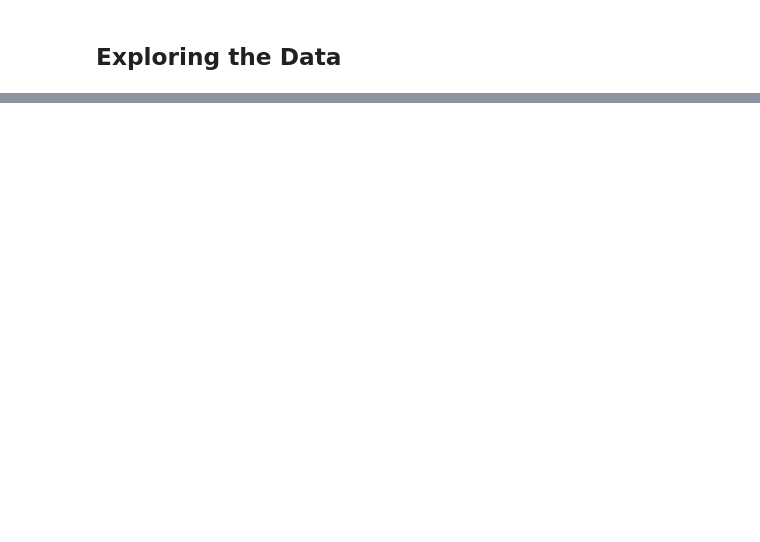
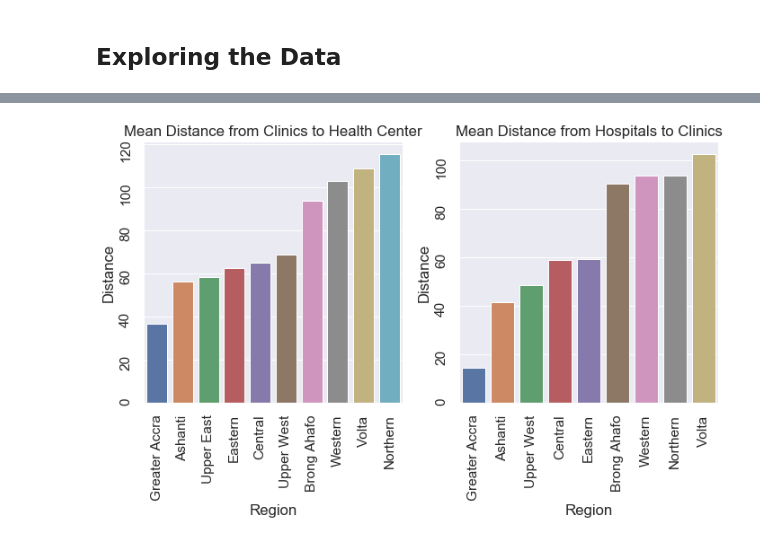
Before and after one commit to AndresRubianoM/Ghana_HealthFacilities, a Jupyter notebook: HealthFacilities.ipynb, the cells around one changed output, grey strips where cells are left out. Drawn from its saved outputs; the diff is of its cells as text; code cells hidden in the pictures; blank space fills up the shorter version.

```diff
--- a/HealthFacilities.ipynb
+++ b/HealthFacilities.ipynb
@@ -146,0 +265,14 @@ plt.xticks(rotation = 65)
+# %%
+#calculate the distance between two points with cardinal coordinates
+def distance (lat1, log1, lat2, log2):
+    radius = 6371 #radius of earth in km
+    lat1_rad = mt.radians(lat1)
+    lat2_rad = mt.radians(lat2)
+    delta_lat = mt.radians(lat1-lat2)
+    delta_log = mt.radians(log1-log2)
+
+    a = mt.sin(delta_lat/2)**2 + (mt.cos(lat1_rad) * mt.cos(lat2_rad) * mt.sin(delta_log/2)**2)
+    c = 2 * mt.atan2( mt.sqrt(a), mt.sqrt(1 - a))
+    dist = radius * c
+
+    return dist
@@ -146,0 +281,6 @@ plt.xticks(rotation = 65)
+# %%
+#Calculate the distances between Clinics - Health Center and Hospitals - Clinics
+#assuming this hierarchy by the order of capacities of the facilities
+predominate_facilities = data_facilities.loc[(data_facilities.Type == 'clinic') | (data_facilities.Type == 'hospital') | (data_facilities.Type == 'health centre')]
+dist_Clinics = []
+dist_Hospitals = []
@@ -146,0 +315,4 @@ plt.xticks(rotation = 65)
+# %%
+distance_Clinics_Health = pd.DataFrame(dist_Clinics, columns = ['Region', 'FirstFacilityName', 'SecondFacilityName', 'Distance'])
+distance_Hospitals_Clinics = pd.DataFrame(dist_Hospitals, columns = ['Region', 'FirstFacilityName', 'SecondFacilityName', 'Distance'])
+distance_Clinics_Health.head()
@@ -146,0 +326,18 @@ plt.xticks(rotation = 65)
+# %%
+
+mean_distances_Clinics = distance_Clinics_Health.groupby(['Region']).Distance.mean().sort_values()
+mean_distances_Hospitals = distance_Hospitals_Clinics.groupby(['Region']).Distance.mean().sort_values()
+
+
+
+fig, ax = plt.subplots(1,2, figsize = (10,5))
+fig.tight_layout()
+sns.barplot(x = mean_distances_Clinics.index, y = mean_distances_Clinics, ax = ax[0,])
+ax[0].set_title('Mean Distance from Clinics to Health Center')
+ax[0].tick_params(labelrotation=90)
+
+sns.barplot(x = mean_distances_Hospitals.index, y = mean_distances_Hospitals, ax = ax[1])
+ax[1].set_title('Mean Distance from Hospitals to Clinics')
+ax[1].tick_params(labelrotation=90)
+# %% [output]
+[figure, added]
```
Also changed, not shown: parts of 19 cells of this notebook.
